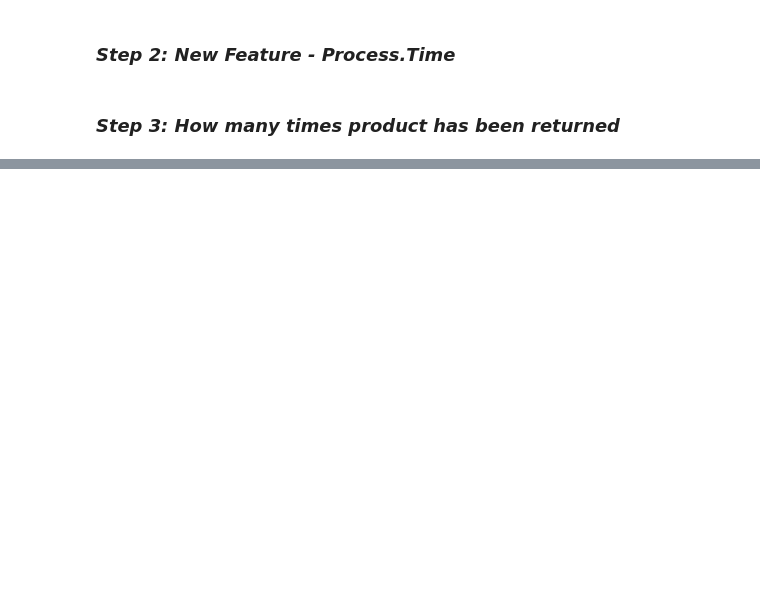
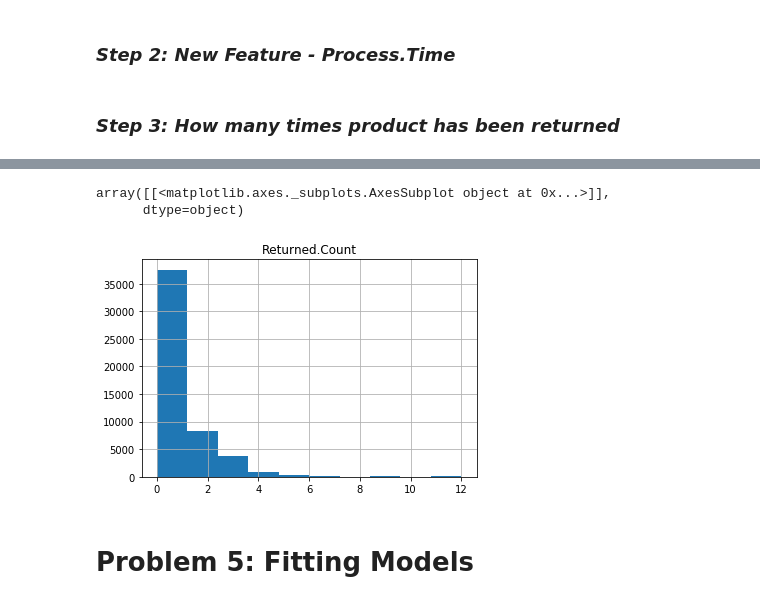
Before and after one commit to pathakg24/ml-learning-lab, a Jupyter notebook: ml_lab_stephen.ipynb, the cells around one changed output, grey strips where cells are left out. Saved outputs shown, nothing was run; the diff lists cells and outputs as text; code cells hidden in the pictures; blank space fills up the shorter version.

Commit message:
add stephen's final notebook with models

```diff
--- a/ml_lab_stephen.ipynb
+++ b/ml_lab_stephen.ipynb
@@ -229,0 +226,7 @@ or_merge['Returned'] = or_merge['Returned'].replace(np.nan, "No")
+# %%
+orders_returns = orders.merge(returns, how='left' , on= 'Order.ID')
+orders_returns['Year'] = pd.DatetimeIndex(orders_returns['Order.Date']).year
+orders_returns['Returned'].fillna('No', inplace=True)
+orders_returns['Returned'] = orders_returns['Returned'].map({'Yes': 1, 'No':0})
+orders_returns.drop('Region_y', axis=1, inplace=True)
+orders_returns.rename(columns={'Region_x':'Region'}, inplace=True)
@@ -230,5 +242,7 @@ or_merge['Returned'] = or_merge['Returned'].replace(np.nan, "No")
 # %% [markdown]
 ### *Step 2: New Feature - Process.Time*
 # %%
-or_merge['Order.Date'] = pd.to_datetime(or_merge['Order.Date'])
-or_merge['Ship.Date'] = pd.to_datetime(or_merge['Ship.Date'])
+orders_returns['Order.Date'] = pd.to_datetime(orders_returns['Order.Date'])
+orders_returns['Ship.Date'] = pd.to_datetime(orders_returns['Ship.Date'])
+orders_returns['Process.Time'] = orders_returns['Ship.Date']-orders_returns['Order.Date']
+orders_returns['Process.Time'] = orders_returns['Process.Time'].dt.days
@@ -436,0 +251,4 @@ or_merge['Num of Times Returned'] = or_merge['Num of Times Returned'].replace(np
+# %%
+product_returns = orders_returns.groupby('Product.ID').agg({'Returned':'sum'})
+return_count = orders_returns.merge(product_returns, how = 'left', on = 'Product.ID').Returned_y
+orders_returns['Returned.Count'] = return_count
@@ -436,0 +264,8 @@ or_merge['Num of Times Returned'] = or_merge['Num of Times Returned'].replace(np
+# %%
+orders_returns[['Returned.Count']].hist()
+# %% [output]
+array([[<matplotlib.axes._subplots.AxesSubplot object at 0x...>]],
+      dtype=object)
+[figure, added]
+# %% [markdown]
+# Problem 5: Fitting Models
```
Also changed, not shown: parts of 35 cells of this notebook.
